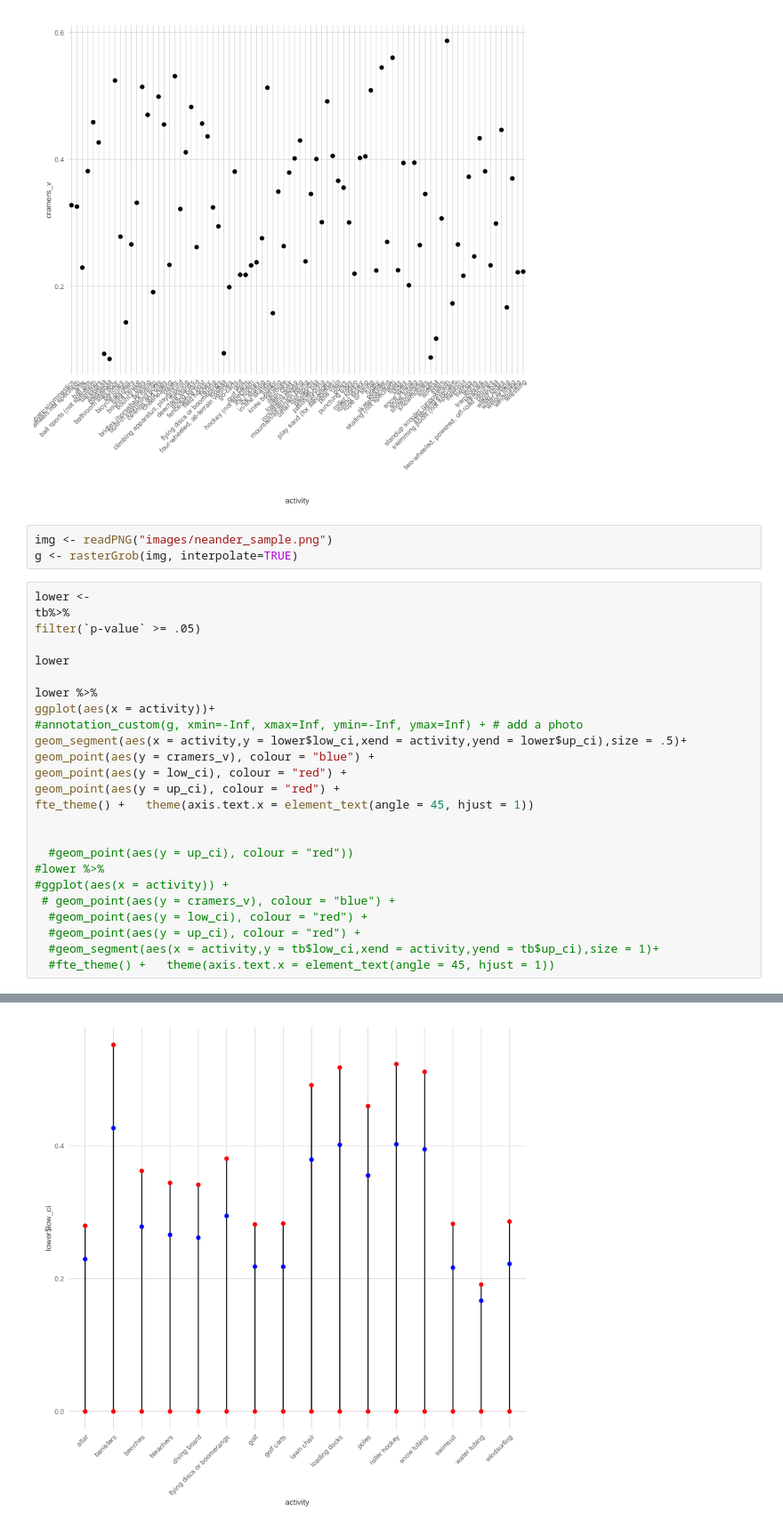
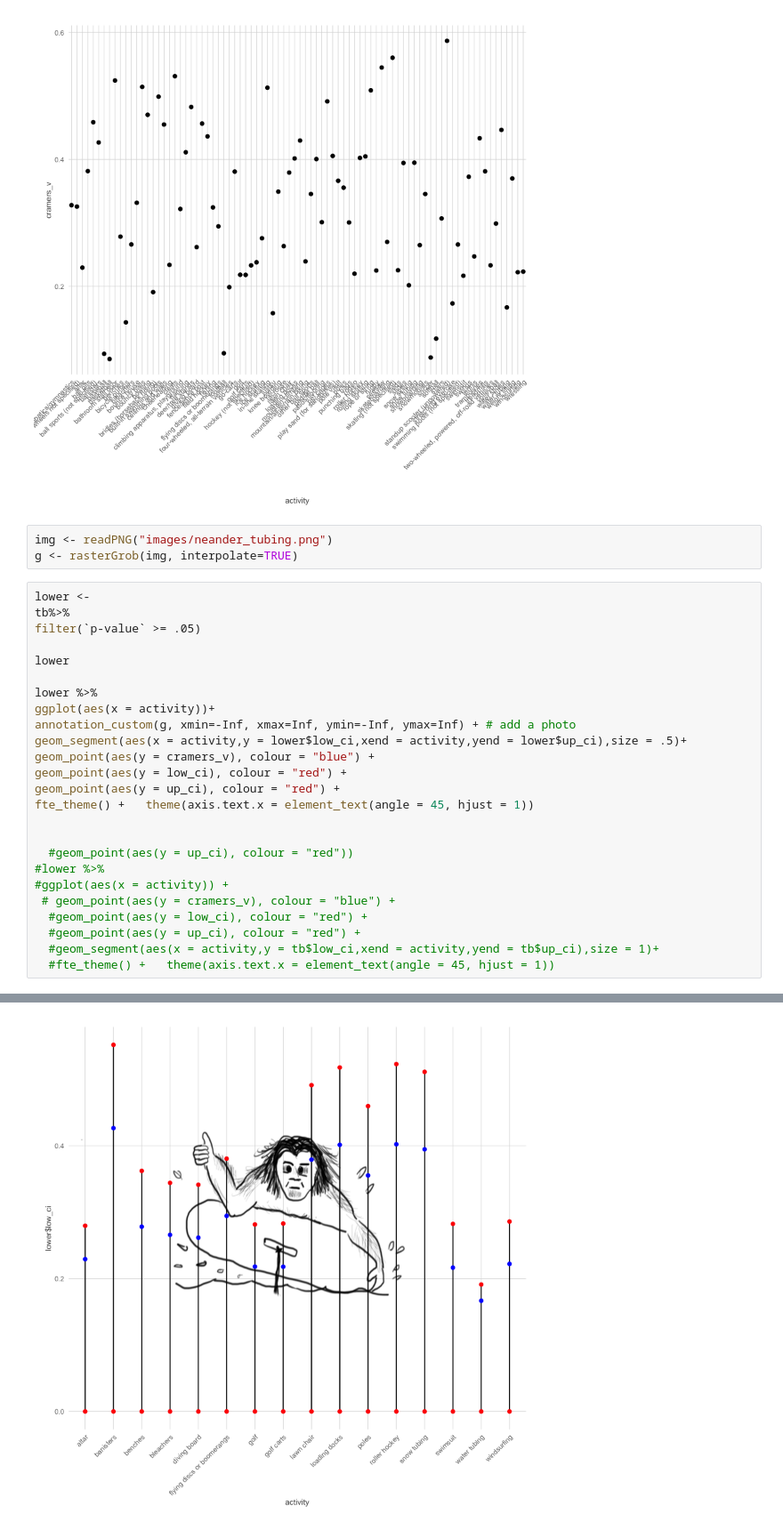
Before and after one commit to jcbain/neander_trauma, a Jupyter notebook: plots.ipynb, the cells around one changed output, grey strips where cells are left out. Shown at 89% size. Saved outputs shown, nothing was run; the diff lists cells and outputs as text.

Commit message:
include drawing of neanderthal watertubing

```diff
--- a/plots.ipynb
+++ b/plots.ipynb
@@ -58,7 +76,7 @@ tb%>%
 # %% [output]
 [figure]
 # %%
-img <- readPNG("images/neander_sample.png")
+img <- readPNG("images/neander_tubing.png")
 g <- rasterGrob(img, interpolate=TRUE)
 # %%
 lower <-
@@ -69,38 +87,38 @@ lower
 
 lower %>%
 ggplot(aes(x = activity))+
-#annotation_custom(g, xmin=-Inf, xmax=Inf, ymin=-Inf, ymax=Inf) + # add a photo
+annotation_custom(g, xmin=-Inf, xmax=Inf, ymin=-Inf, ymax=Inf) + # add a photo
 geom_segment(aes(x = activity,y = lower$low_ci,xend = activity,yend = lower$up_ci),size = .5)+
 geom_point(aes(y = cramers_v), colour = "blue") +
 geom_point(aes(y = low_ci), colour = "red") +
 geom_point(aes(y = up_ci), colour = "red") +
 fte_theme() +   theme(axis.text.x = element_text(angle = 45, hjust = 1))
 
 
   #geom_point(aes(y = up_ci), colour = "red"))
 #lower %>%
 #ggplot(aes(x = activity)) +
  # geom_point(aes(y = cramers_v), colour = "blue") +
   #geom_point(aes(y = low_ci), colour = "red") +
   #geom_point(aes(y = up_ci), colour = "red") +
   #geom_segment(aes(x = activity,y = tb$low_ci,xend = activity,yend = tb$up_ci),size = 1)+
   #fte_theme() +   theme(axis.text.x = element_text(angle = 45, hjust = 1))
 # %% [output]
 |  | activity | cramers_v | low_ci | up_ci | chi_square | p-value |
 | 1 | altar | 0.22934763 | 0 | 0.27958633 | 3.576822816 | 0.733722288 |
 | 2 | banisters | 0.426585006 | 0 | 0.551900791 | 11.10046079 | 0.085320753 |
 | 3 | benches | 0.278182553 | 0 | 0.362166153 | 8.976721833 | 0.174891457 |
 | 4 | bleachers | 0.265893759 | 0 | 0.344154559 | 10.95842113 | 0.089670009 |
 | 5 | diving board | 0.261694057 | 0 | 0.34134938 | 7.396248196 | 0.285750714 |
 | 6 | flying discs or boomerangs | 0.294419248 | 0 | 0.380575849 | 11.35543283 | 0.077993203 |
 | 7 | golf | 0.218105345 | 0 | 0.281538417 | 11.74977561 | 0.067789542 |
 | 8 | golf carts | 0.217917597 | 0 | 0.282950127 | 9.97249664 | 0.125815034 |
 | 9 | lawn chair | 0.379153379 | 0 | 0.491286091 | 10.63803906 | 0.100228447 |
 | 10 | loading docks | 0.401409029 | 0 | 0.517849797 | 11.92356143 | 0.063695941 |
 | 11 | poles | 0.355356147 | 0 | 0.459713849 | 11.11246321 | 0.084962192 |
 | 12 | roller hockey | 0.402253511 | 0 | 0.522939385 | 9.546665352 | 0.1450872 |
 | 13 | snow tubing | 0.394692068 | 0 | 0.511234319 | 10.74894616 | 0.096452429 |
 | 14 | swimsuit | 0.216559228 | 0 | 0.282435723 | 7.17537859 | 0.304932516 |
 | 15 | water tubing | 0.166706244 | 0 | 0.191163542 | 2.973633992 | 0.812148701 |
 | 16 | windsurfing | 0.222147531 | 0 | 0.285967341 | 12.53477947 | 0.051048172 |
-[figure, old version]
+[figure, new version]
```
Also changed, not shown: parts of 1 cell of this notebook, 2 other files.
